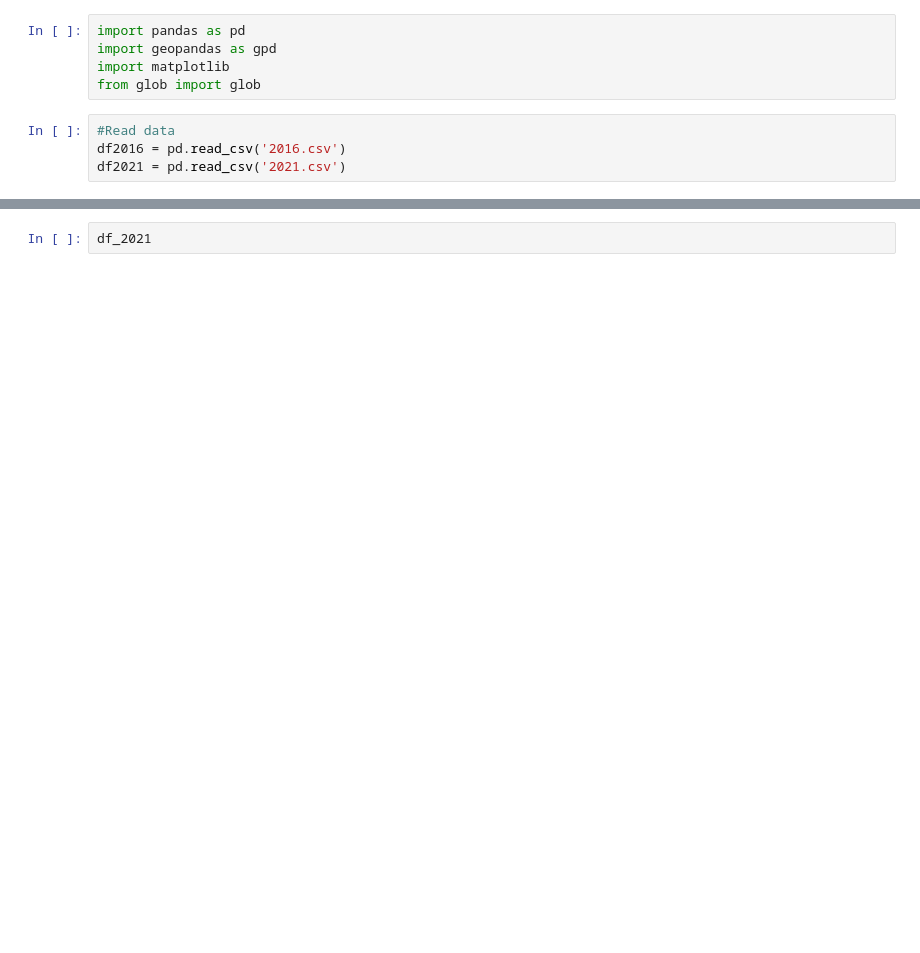
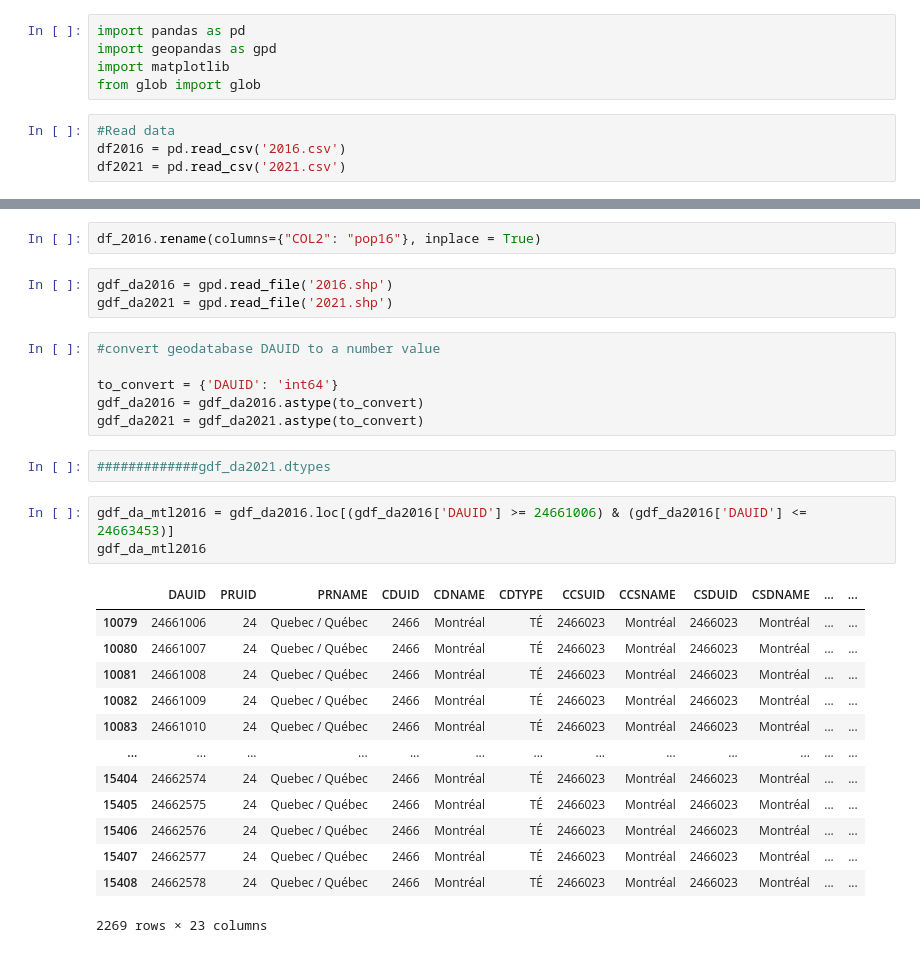
Before and after one commit to BigBustah/Geog464-Final-Dylan-Duplaine, a Jupyter notebook: Project.ipynb, the cells around one changed output, grey strips where cells are left out. Saved outputs shown, nothing was run; the diff lists cells and outputs as text; blank space fills up the shorter version.

```diff
--- a/Project.ipynb
+++ b/Project.ipynb
@@ -31,2 +65,30 @@ df_2016
-# %%
-df_2021
+# %%
+df_2016.rename(columns={"COL2": "pop16"}, inplace = True)
+# %%
+gdf_da2016 = gpd.read_file('2016.shp')
+gdf_da2021 = gpd.read_file('2021.shp')
+# %%
+#convert geodatabase DAUID to a number value
+
+to_convert = {'DAUID': 'int64'}
+gdf_da2016 = gdf_da2016.astype(to_convert)
+gdf_da2021 = gdf_da2021.astype(to_convert)
+# %%
+#############gdf_da2021.dtypes
+# %%
+gdf_da_mtl2016 = gdf_da2016.loc[(gdf_da2016['DAUID'] >= 24661006) & (gdf_da2016['DAUID'] <= 24663453)]
+gdf_da_mtl2016
+# %% [output]
+|  | DAUID | PRUID | PRNAME | CDUID | CDNAME | CDTYPE | CCSUID | CCSNAME | CSDUID | CSDNAME | ... | ... |
+| 10079 | 24661006 | 24 | Quebec / Québec | 2466 | Montréal | TÉ | 2466023 | Montréal | 2466023 | Montréal | ... | ... |
+| 10080 | 24661007 | 24 | Quebec / Québec | 2466 | Montréal | TÉ | 2466023 | Montréal | 2466023 | Montréal | ... | ... |
+| 10081 | 24661008 | 24 | Quebec / Québec | 2466 | Montréal | TÉ | 2466023 | Montréal | 2466023 | Montréal | ... | ... |
+| 10082 | 24661009 | 24 | Quebec / Québec | 2466 | Montréal | TÉ | 2466023 | Montréal | 2466023 | Montréal | ... | ... |
+| 10083 | 24661010 | 24 | Quebec / Québec | 2466 | Montréal | TÉ | 2466023 | Montréal | 2466023 | Montréal | ... | ... |
+| ... | ... | ... | ... | ... | ... | ... | ... | ... | ... | ... | ... | ... |
+| 15404 | 24662574 | 24 | Quebec / Québec | 2466 | Montréal | TÉ | 2466023 | Montréal | 2466023 | Montréal | ... | ... |
+| 15405 | 24662575 | 24 | Quebec / Québec | 2466 | Montréal | TÉ | 2466023 | Montréal | 2466023 | Montréal | ... | ... |
+| 15406 | 24662576 | 24 | Quebec / Québec | 2466 | Montréal | TÉ | 2466023 | Montréal | 2466023 | Montréal | ... | ... |
+| 15407 | 24662577 | 24 | Quebec / Québec | 2466 | Montréal | TÉ | 2466023 | Montréal | 2466023 | Montréal | ... | ... |
+| 15408 | 24662578 | 24 | Quebec / Québec | 2466 | Montréal | TÉ | 2466023 | Montréal | 2466023 | Montréal | ... | ... |
+2269 rows × 23 columns
```
Also changed, not shown: parts of 11 cells of this notebook, 8 other files.
